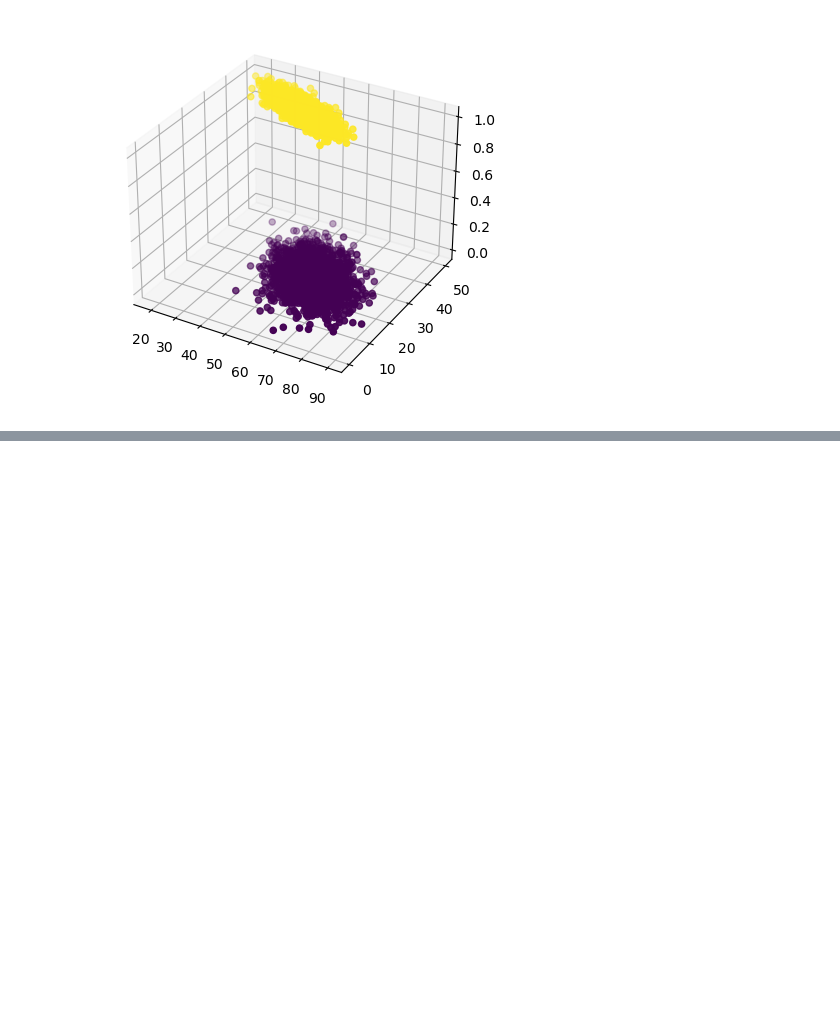
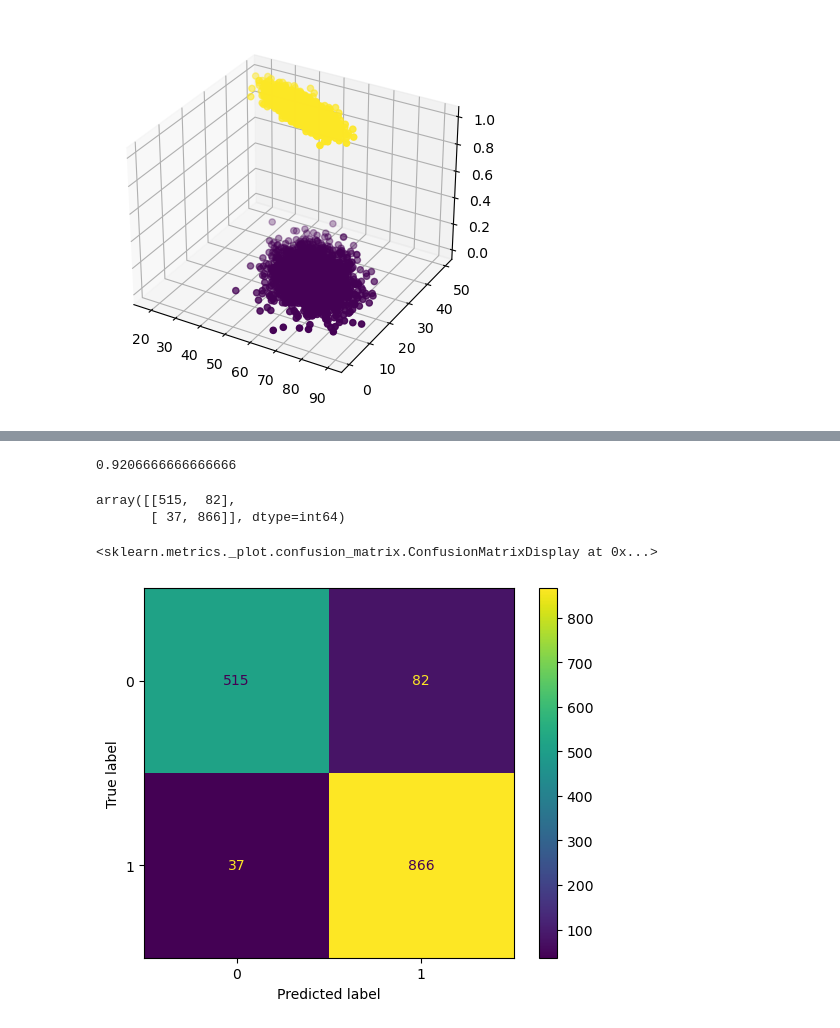
Before and after one commit to Emekaiscoding/ML_progress, a Jupyter notebook: Logistic Regression.ipynb, the cells around one changed output, grey strips where cells are left out. Saved outputs shown, nothing was run; the diff lists cells and outputs as text; code cells hidden in the pictures; blank space fills up the shorter version.

```diff
--- a/Logistic Regression.ipynb
+++ b/Logistic Regression.ipynb
@@ -82,0 +123,5 @@ ax.scatter(df['age'], df['physical_score'], df['test_result'], c = df['test_resu
+# %%
+from sklearn.preprocessing import StandardScaler
+scaler = StandardScaler()
+scaled_X_train = scaler.fit_transform(X_train)
+scaled_X_test = scaler.transform(X_test)
@@ -82,0 +130,4 @@ ax.scatter(df['age'], df['physical_score'], df['test_result'], c = df['test_resu
+# %%
+log_model = LogisticRegression()
+# %%
+log_model.fit(scaled_X_train, y_train)
@@ -82,0 +140,2 @@ ax.scatter(df['age'], df['physical_score'], df['test_result'], c = df['test_resu
+# %%
+y_pred = log_model.predict(scaled_X_test)
@@ -82,0 +154,17 @@ ax.scatter(df['age'], df['physical_score'], df['test_result'], c = df['test_resu
+# %%
+accuracy_score(y_test,y_pred)
+# %% [output]
+0.9206666666666666
+# %%
+confusion_matrix(y_test,y_pred)
+# %% [output]
+array([[515,  82],
+       [ 37, 866]], dtype=int64)
+# %%
+cm = confusion_matrix(y_test, y_pred)
+
+disp = ConfusionMatrixDisplay(confusion_matrix = cm)
+disp.plot()
+# %% [output]
+<sklearn.metrics._plot.confusion_matrix.ConfusionMatrixDisplay at 0x...>
+[figure, added]
```
Also changed, not shown: parts of 32 cells of this notebook, 5 other files.
